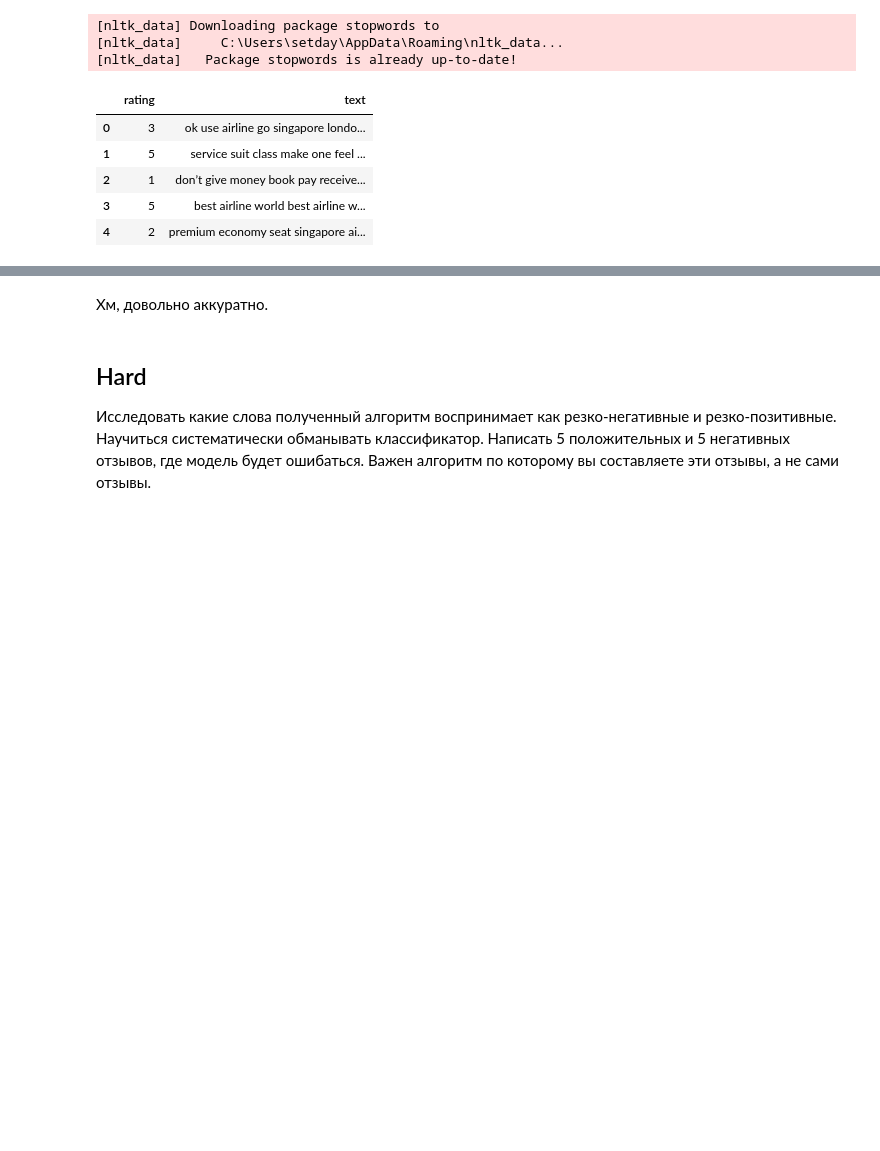
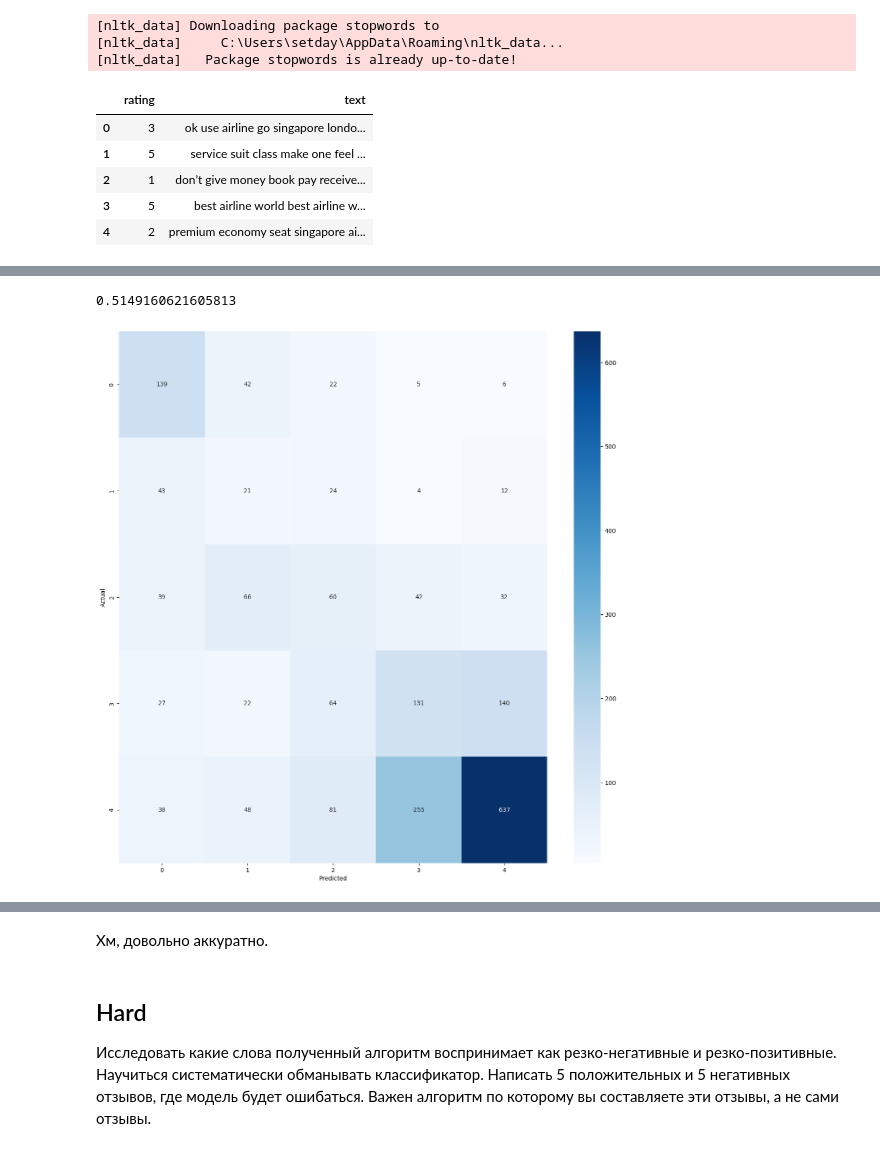
Before and after one commit to setday/HSE_ML_HW2024, a Jupyter notebook: notebooks/06-homework.ipynb, the cells around one changed output, grey strips where cells are left out. Drawn from its saved outputs; the diff is of its cells as text; code cells hidden in the pictures; blank space fills up the shorter version.

```diff
--- a/notebooks/06-homework.ipynb
+++ b/notebooks/06-homework.ipynb
@@ -268,0 +253,10 @@ Wall time: 23.9 s
+# %%
+%%time
+
+model_SVM = SVC(kernel='rbf', max_iter=max_iter, cache_size=4000, random_state=113)
+model_SVM.fit(x_train, y_train_float)
+
+show_model_perfection_metrics(y_test_float, model_SVM.predict(x_test))
+# %% [output]
+0.5149160621605813
+[figure, added]
```
Also changed, not shown: parts of 26 cells of this notebook, 1 other file.
